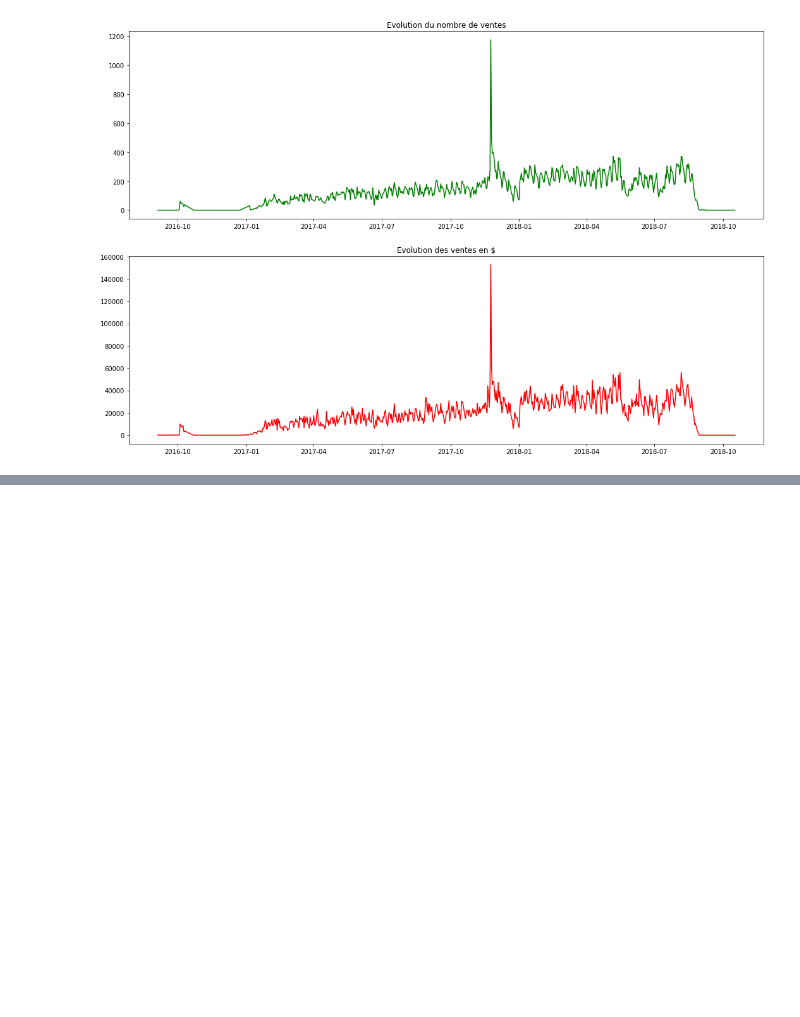
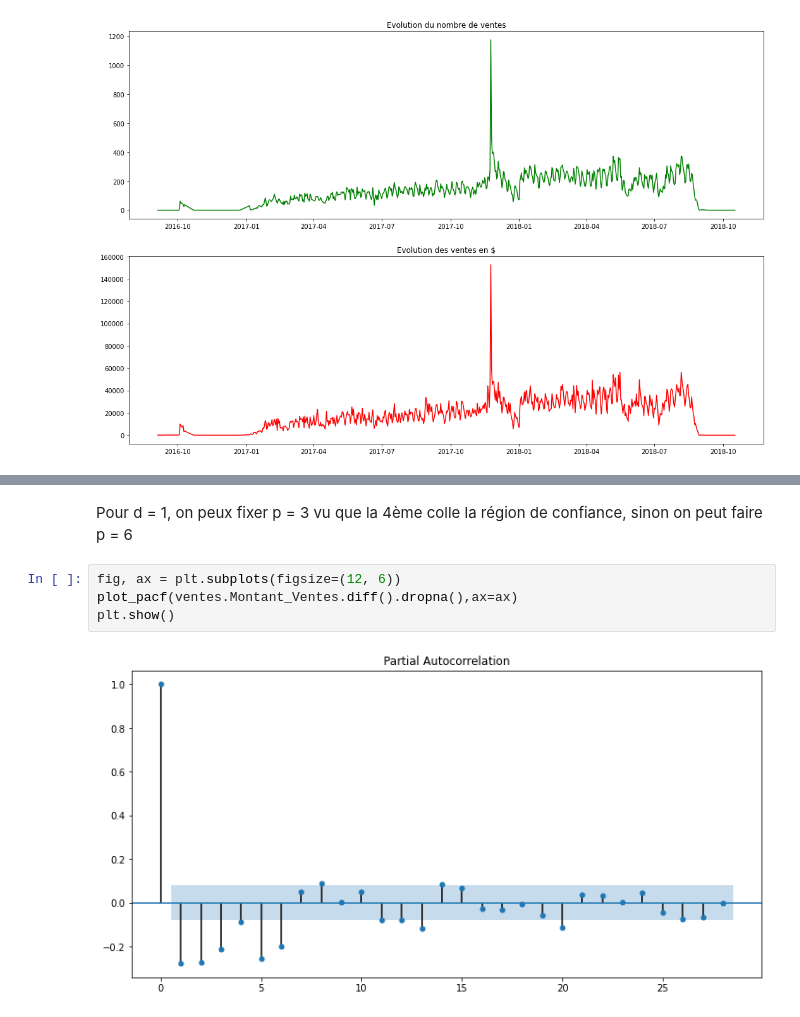
Before and after one commit to pihk94/Free2move, a Jupyter notebook: Analyse_Melchior_Prugniaud.ipynb, the cells around one changed output, grey strips where cells are left out. Cells and saved outputs as stored; diff of their text form; blank space fills up the shorter version.

```diff
--- a/Analyse_Melchior_Prugniaud.ipynb
+++ b/Analyse_Melchior_Prugniaud.ipynb
@@ -836,0 +892,8 @@ len(ventes)
+# %% [markdown]
+Pour d = 1, on peux fixer p = 3 vu que la 4ème colle la région de confiance, sinon on peut faire p = 6
+# %%
+fig, ax = plt.subplots(figsize=(12, 6))
+plot_pacf(ventes.Montant_Ventes.diff().dropna(),ax=ax)
+plt.show()
+# %% [output]
+[figure, added]
```
Also changed, not shown: parts of 25 cells of this notebook.
